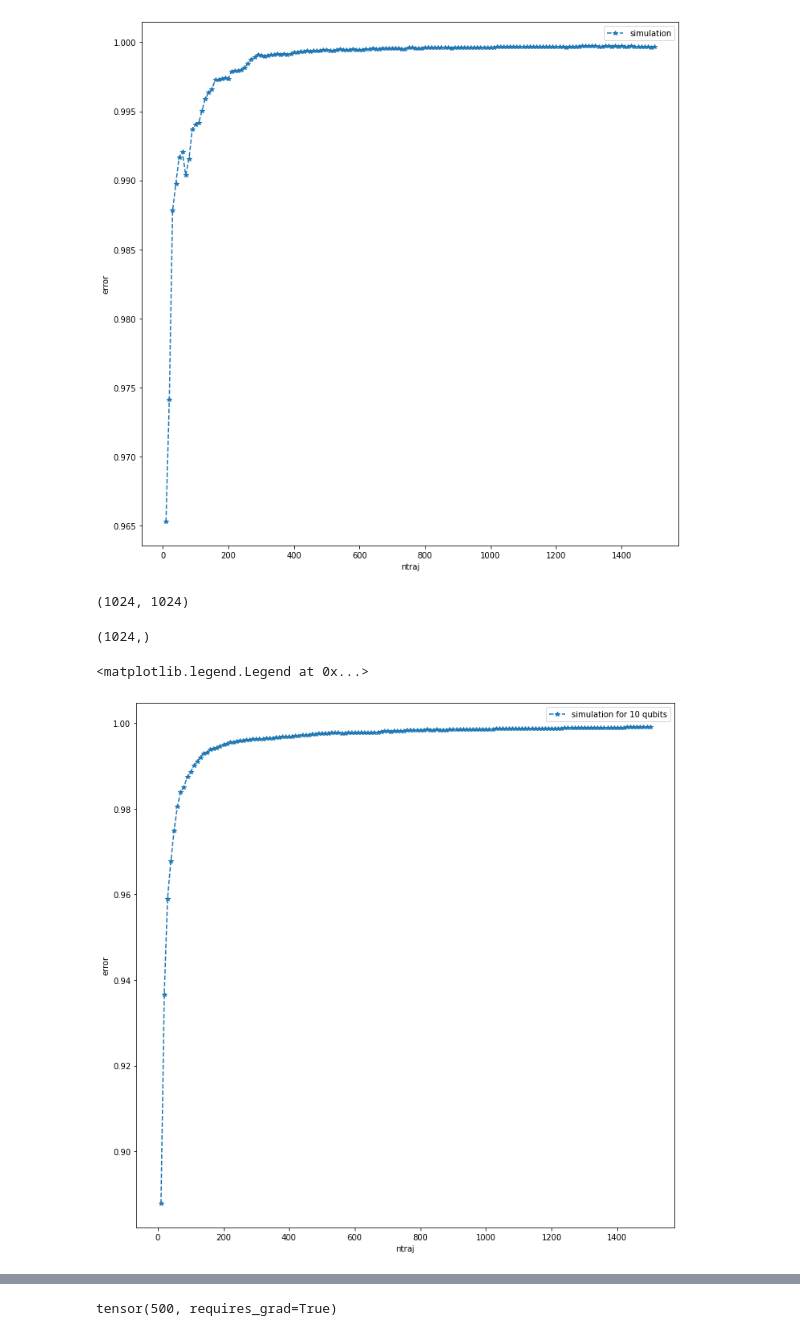
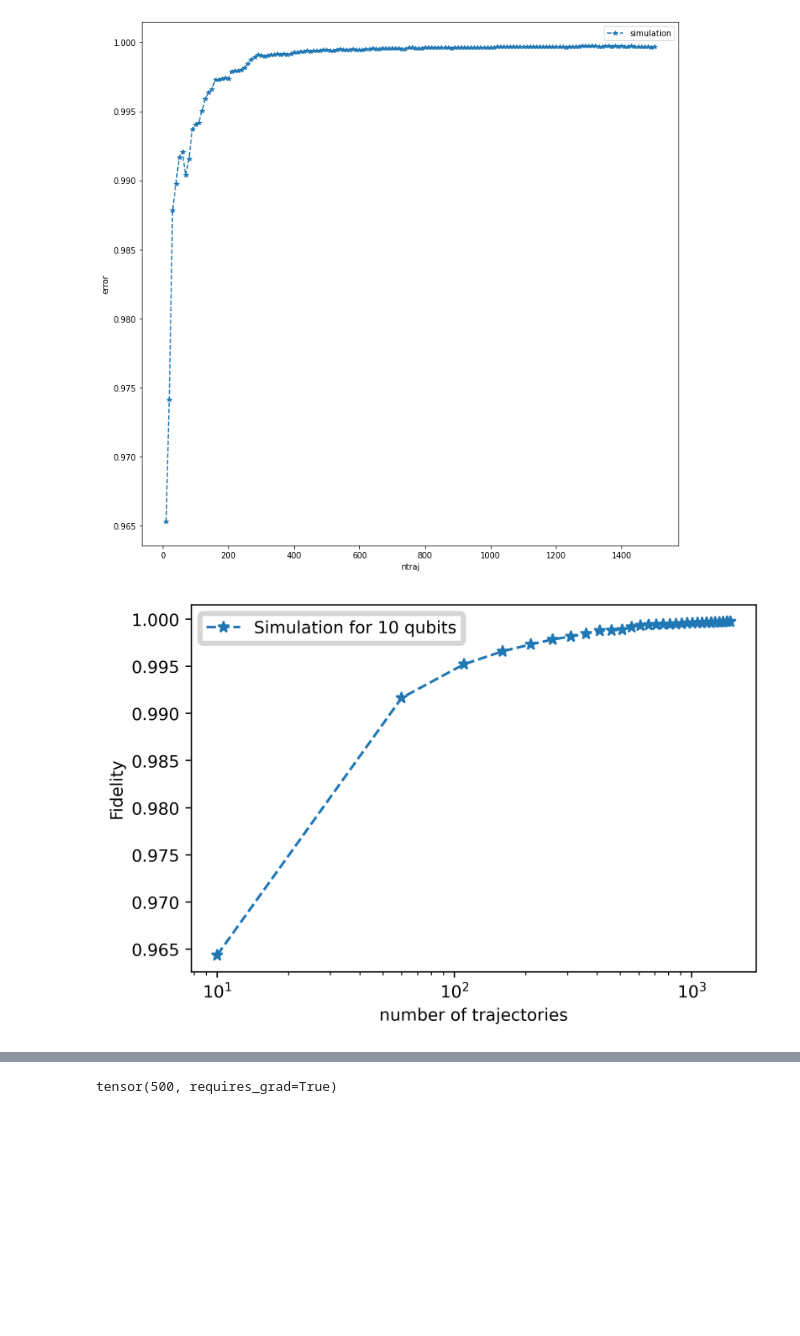
Before and after one commit to aaronleesander/QHack2023, a Jupyter notebook: emiliano/density_vs_sv/runtime_analysis.ipynb, the cells around one changed output, grey strips where cells are left out. Drawn from its saved outputs; the diff is of its cells as text; code cells hidden in the pictures; blank space fills up the shorter version.

Commit message:
last graphs

```diff
--- a/emiliano/density_vs_sv/runtime_analysis.ipynb
+++ b/emiliano/density_vs_sv/runtime_analysis.ipynb
@@ -18,9 +18,9 @@ The autoreload extension is already loaded. To reload it, use:
 Parameters Definition
 # %%
 num_wires_list = range(2, 8)
-couplings = {"J_xx": 1, "J_yy":2, "J_zz": 1, "h": 0.3}
+couplings = {"J_xx": 1, "J_yy":2, "J_zz": 1, "h": 0.5}
 T = 1
-depth = 100
+depth = 10
 p = 0
 # %%
 dev = qml.device('lightning.qubit', wires=2)
@@ -227,7 +227,7 @@ len(states_5q)
 # %% [output]
 1500
 # %%
-times_10q, states_10q = calculate_sv_samples(couplings, backend='lightning.qubit', T=1, depth=100, wires=10, p=0.0033, samples=1500)
+times_10q, states_10q = calculate_sv_samples(couplings, backend='lightning.qubit', T=1, depth=10, wires=10, p=0.0033, samples=1500)
 # %%
 plt.plot(np.arange(100,1501,100),times_5q, label='5q')
 plt.plot(np.arange(100,1501,100),times_10q, label='10q')
@@ -283,12 +283,4 @@ times_long, ideal_dm_long = calculate_heisenberg_runtime_fidelity_vs_qubits("def
 # %%
 # now running the ideal one for many qubits series
 num_wires_list_10 = range(10, 11)
-times_10, ideal_dm_10 = calculate_heisenberg_runtime_fidelity_vs_qubits("default.mixed", num_wires_list_10, couplings, T=1, depth=100, p=0.0033)
+times_10, ideal_dm_10 = calculate_heisenberg_runtime_fidelity_vs_qubits("default.mixed", num_wires_list_10, couplings, T=1, depth=10, p=0.0033)
-# %%
-ideal_dm_10[-1].shape
-# %% [output]
-(1024, 1024)
-# %%
-states_10q[0].shape
-# %% [output]
-(1024,)
@@ -295,13 +291,13 @@ states_10q[0].shape
 # %%
 ntrajs_10, means_10 = calculate_mean_vs_ntraj(obs=ideal_dm_10[-1], vectors=states_10q, mode='paper')
 # %%
-plt.figure(figsize=(12,12))
-plt.plot(ntrajs_10[1:], [f for f in means_10],  marker='*', linestyle='--' ,label='simulation for 10 qubits')
-plt.xlabel('ntraj')
+plt.figure(dpi=400)
+plt.semilogx(ntrajs_10[1::5], [f for f in means_10[::5]],  marker='*',markersize=7, linestyle='--' ,label='Simulation for 10 qubits')
+plt.xlabel('number of trajectories')
 #plt.xlim(900,1500)
 #plt.ylim(-0.0001, 0.004)
-plt.ylabel('error')
-plt.legend()
+plt.ylabel('Fidelity')
+plt.legend(loc='best')
+plt.savefig(f"./final_plots/fidelity_vs_ntraj.pdf", format="pdf", bbox_inches='tight')
 # %% [output]
-<matplotlib.legend.Legend at 0x...>
-[figure, old version]
+[figure, new version]
```
Also changed, not shown: parts of 8 cells of this notebook, 2 other files.
